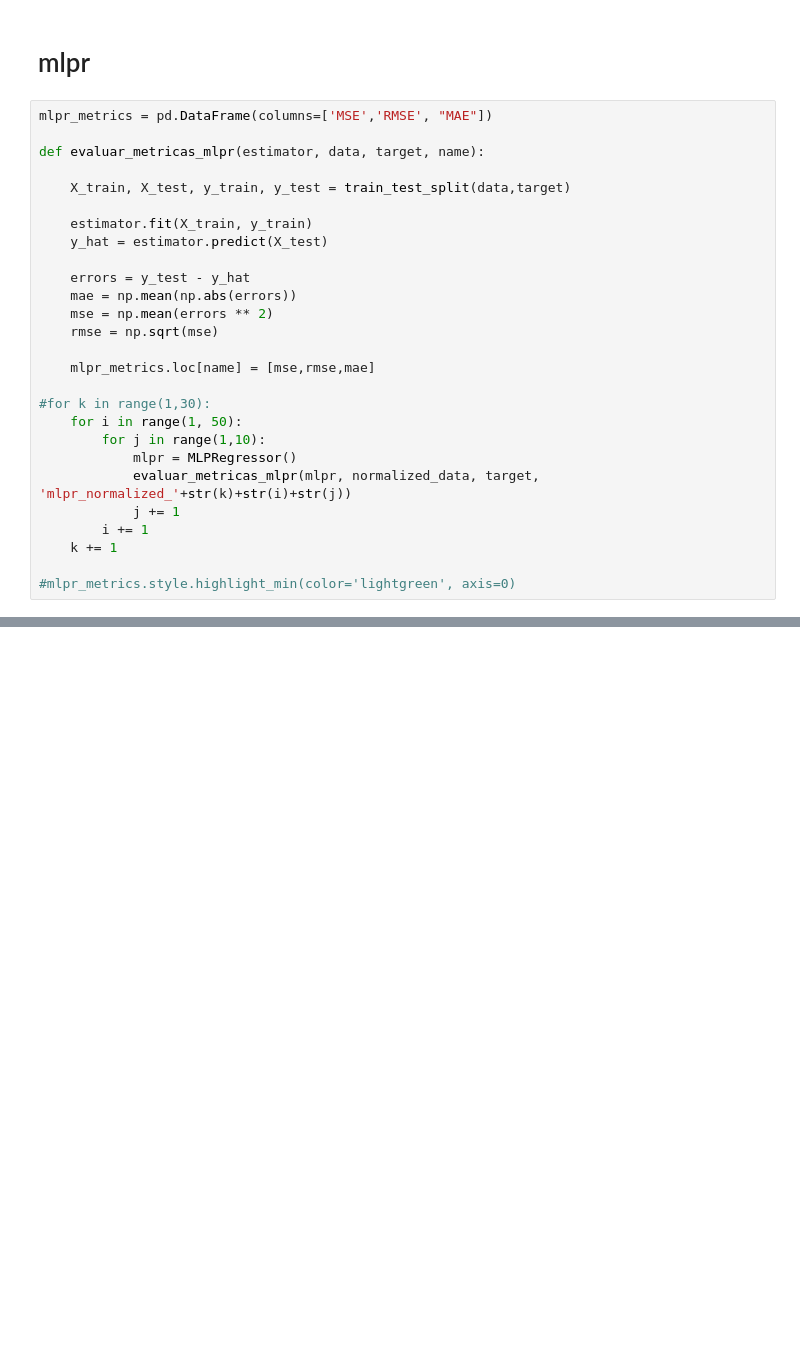
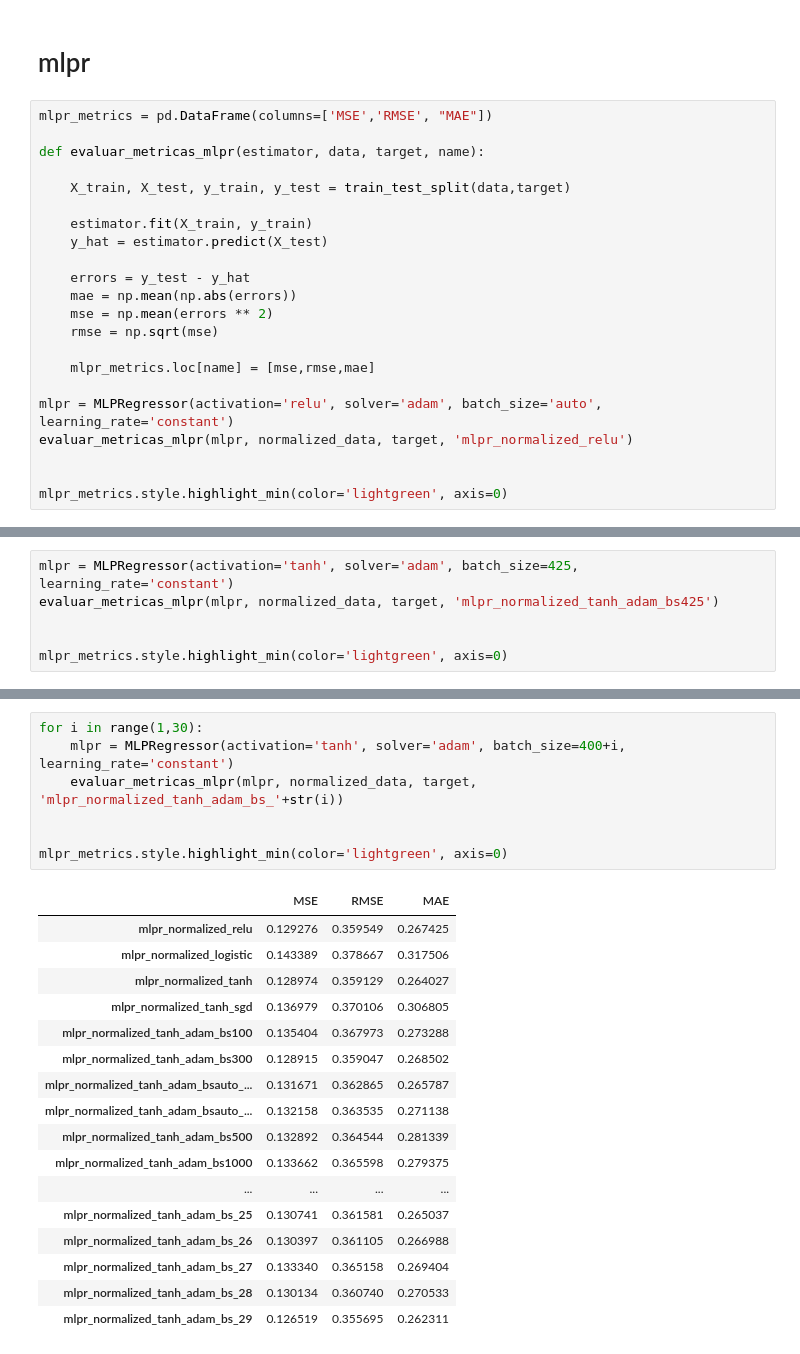
Before and after one commit to robertomanzanolopez/nba_statistics_prediction, a Jupyter notebook: clean_dataframe_2.ipynb, the cells around one changed output, grey strips where cells are left out. Cells and saved outputs as stored; diff of their text form; blank space fills up the shorter version.

```diff
--- a/clean_dataframe_2.ipynb
+++ b/clean_dataframe_2.ipynb
@@ -258,13 +414,8 @@ def evaluar_metricas_mlpr(estimator, data, target, name):
 
     mlpr_metrics.loc[name] = [mse,rmse,mae]
 
-#for k in range(1,30):
-    for i in range(1, 50):
-        for j in range(1,10):
-            mlpr = MLPRegressor()
-            evaluar_metricas_mlpr(mlpr, normalized_data, target, 'mlpr_normalized_'+str(k)+str(i)+str(j))
-            j += 1
-        i += 1
-    k += 1
+mlpr = MLPRegressor(activation='relu', solver='adam', batch_size='auto', learning_rate='constant')
+evaluar_metricas_mlpr(mlpr, normalized_data, target, 'mlpr_normalized_relu')
 
-#mlpr_metrics.style.highlight_min(color='lightgreen', axis=0)
+
+mlpr_metrics.style.highlight_min(color='lightgreen', axis=0)
@@ -273,0 +537,6 @@ def evaluar_metricas_mlpr(estimator, data, target, name):
+# %%
+mlpr = MLPRegressor(activation='tanh', solver='adam', batch_size=425, learning_rate='constant')
+evaluar_metricas_mlpr(mlpr, normalized_data, target, 'mlpr_normalized_tanh_adam_bs425')
+
+
+mlpr_metrics.style.highlight_min(color='lightgreen', axis=0)
@@ -273,0 +559,25 @@ def evaluar_metricas_mlpr(estimator, data, target, name):
+# %%
+for i in range(1,30):
+    mlpr = MLPRegressor(activation='tanh', solver='adam', batch_size=400+i, learning_rate='constant')
+    evaluar_metricas_mlpr(mlpr, normalized_data, target, 'mlpr_normalized_tanh_adam_bs_'+str(i))
+
+
+mlpr_metrics.style.highlight_min(color='lightgreen', axis=0)
+# %% [output]
+|  | MSE | RMSE | MAE |
+| mlpr_normalized_relu | 0.129276 | 0.359549 | 0.267425 |
+| mlpr_normalized_logistic | 0.143389 | 0.378667 | 0.317506 |
+| mlpr_normalized_tanh | 0.128974 | 0.359129 | 0.264027 |
+| mlpr_normalized_tanh_sgd | 0.136979 | 0.370106 | 0.306805 |
+| mlpr_normalized_tanh_adam_bs100 | 0.135404 | 0.367973 | 0.273288 |
+| mlpr_normalized_tanh_adam_bs300 | 0.128915 | 0.359047 | 0.268502 |
+| mlpr_normalized_tanh_adam_bsauto_... | 0.131671 | 0.362865 | 0.265787 |
+| mlpr_normalized_tanh_adam_bsauto_... | 0.132158 | 0.363535 | 0.271138 |
+| mlpr_normalized_tanh_adam_bs500 | 0.132892 | 0.364544 | 0.281339 |
+| mlpr_normalized_tanh_adam_bs1000 | 0.133662 | 0.365598 | 0.279375 |
+| ... | ... | ... | ... |
+| mlpr_normalized_tanh_adam_bs_25 | 0.130741 | 0.361581 | 0.265037 |
+| mlpr_normalized_tanh_adam_bs_26 | 0.130397 | 0.361105 | 0.266988 |
+| mlpr_normalized_tanh_adam_bs_27 | 0.133340 | 0.365158 | 0.269404 |
+| mlpr_normalized_tanh_adam_bs_28 | 0.130134 | 0.360740 | 0.270533 |
+| mlpr_normalized_tanh_adam_bs_29 | 0.126519 | 0.355695 | 0.262311 |
```
Also changed, not shown: parts of 31 cells of this notebook.
